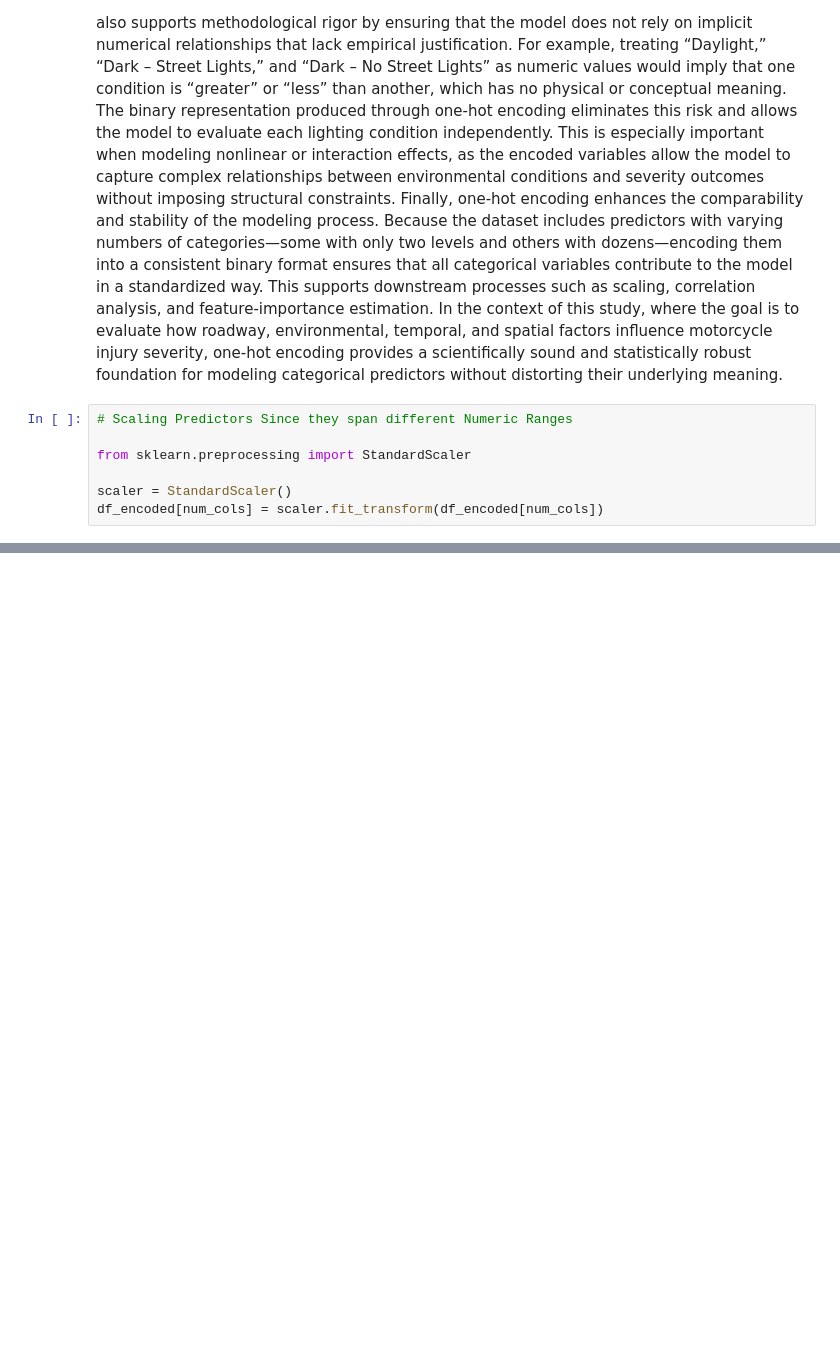
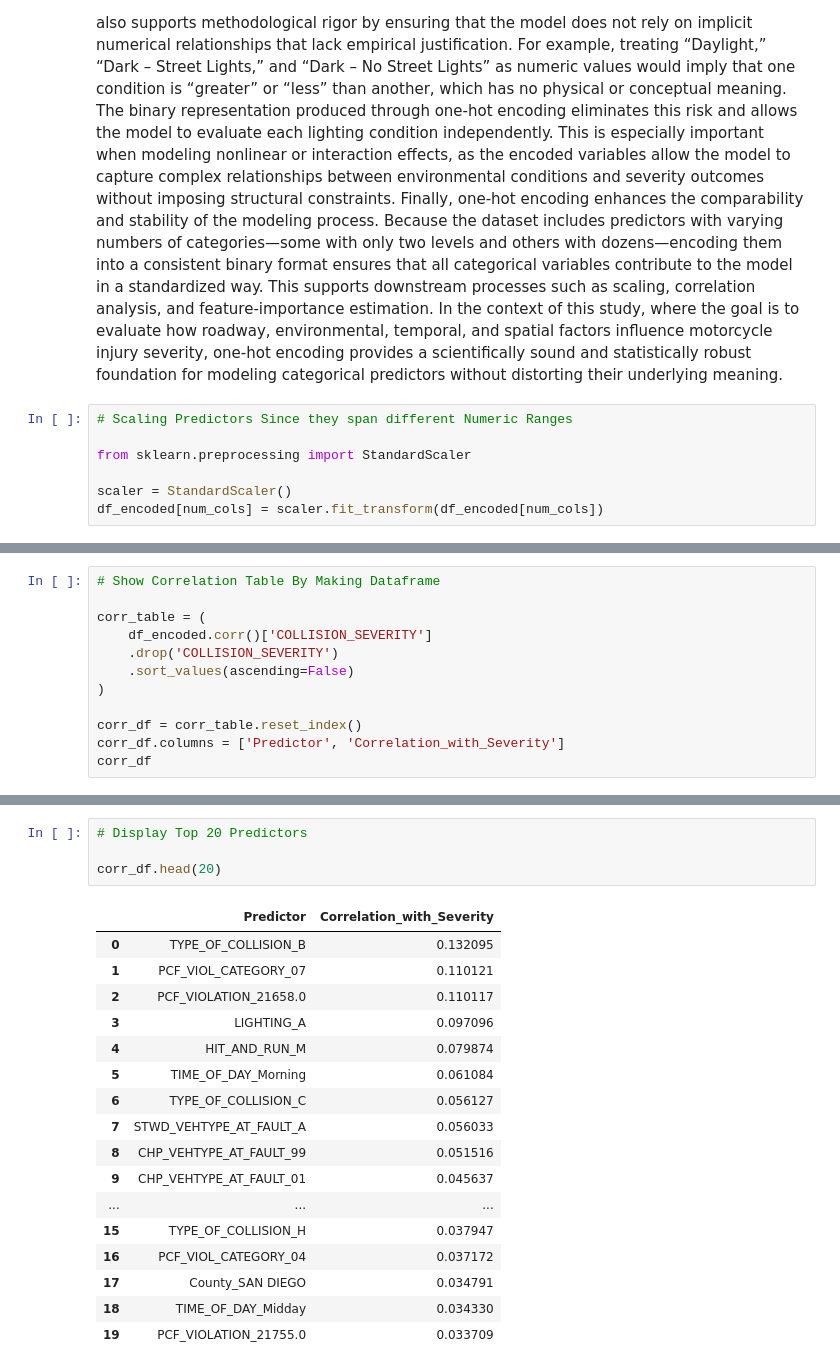
Before and after one commit to jeremiahsnipes/motorcycle_risk_project, a Jupyter notebook: SouthernCA_Analysis&Models.ipynb, the cells around one changed output, grey strips where cells are left out. Drawn from its saved outputs; the diff is of its cells as text; blank space fills up the shorter version.

```diff
--- a/SouthernCA_Analysis&Models.ipynb
+++ b/SouthernCA_Analysis&Models.ipynb
@@ -256,0 +279,12 @@ Finally, standardization enhances interpretability in the modeling phase. When n
+# %%
+# Show Correlation Table By Making Dataframe
+
+corr_table = (
+    df_encoded.corr()['COLLISION_SEVERITY']
+    .drop('COLLISION_SEVERITY')
+    .sort_values(ascending=False)
+)
+
+corr_df = corr_table.reset_index()
+corr_df.columns = ['Predictor', 'Correlation_with_Severity']
+corr_df
@@ -256,0 +305,22 @@ Finally, standardization enhances interpretability in the modeling phase. When n
+# %%
+# Display Top 20 Predictors
+
+corr_df.head(20)
+# %% [output]
+|  | Predictor | Correlation_with_Severity |
+| 0 | TYPE_OF_COLLISION_B | 0.132095 |
+| 1 | PCF_VIOL_CATEGORY_07 | 0.110121 |
+| 2 | PCF_VIOLATION_21658.0 | 0.110117 |
+| 3 | LIGHTING_A | 0.097096 |
+| 4 | HIT_AND_RUN_M | 0.079874 |
+| 5 | TIME_OF_DAY_Morning | 0.061084 |
+| 6 | TYPE_OF_COLLISION_C | 0.056127 |
+| 7 | STWD_VEHTYPE_AT_FAULT_A | 0.056033 |
+| 8 | CHP_VEHTYPE_AT_FAULT_99 | 0.051516 |
+| 9 | CHP_VEHTYPE_AT_FAULT_01 | 0.045637 |
+| ... | ... | ... |
+| 15 | TYPE_OF_COLLISION_H | 0.037947 |
+| 16 | PCF_VIOL_CATEGORY_04 | 0.037172 |
+| 17 | County_SAN DIEGO | 0.034791 |
+| 18 | TIME_OF_DAY_Midday | 0.034330 |
+| 19 | PCF_VIOLATION_21755.0 | 0.033709 |
```
Also changed, not shown: parts of 21 cells of this notebook.
